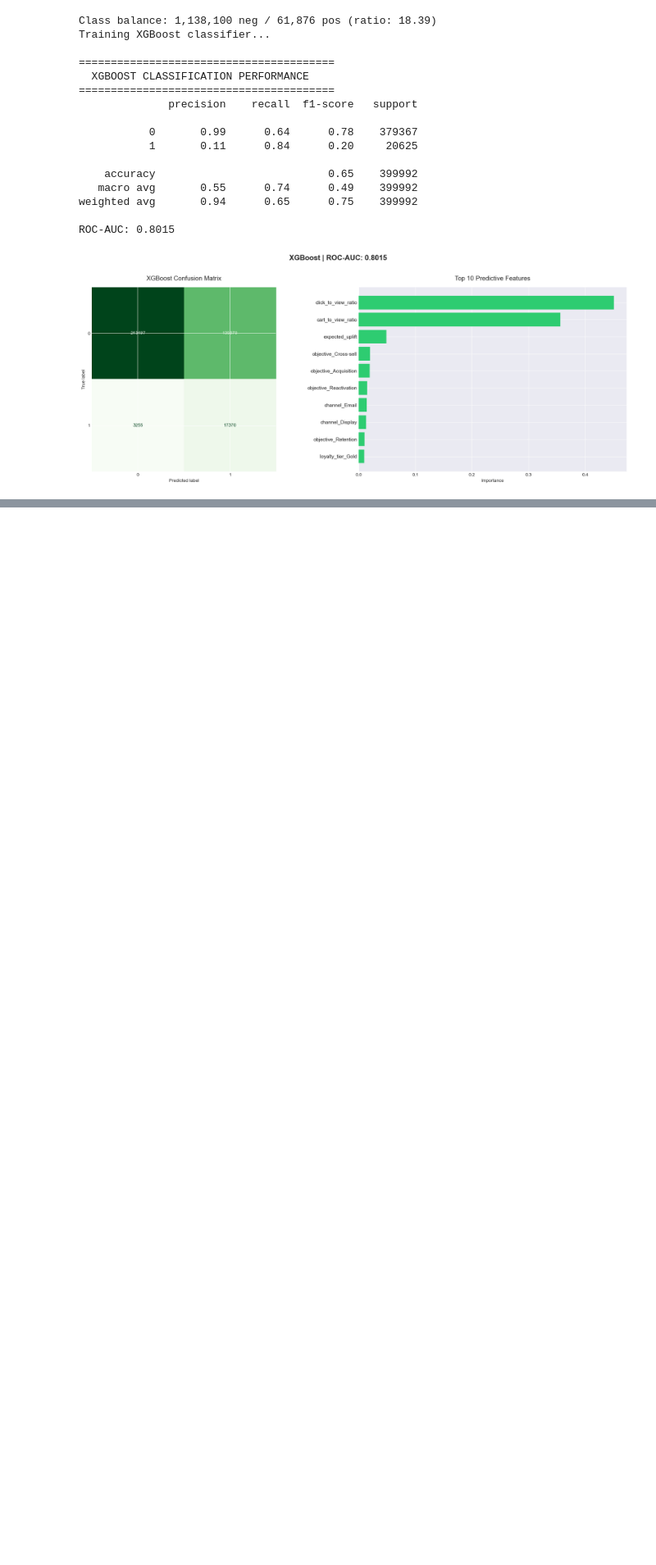
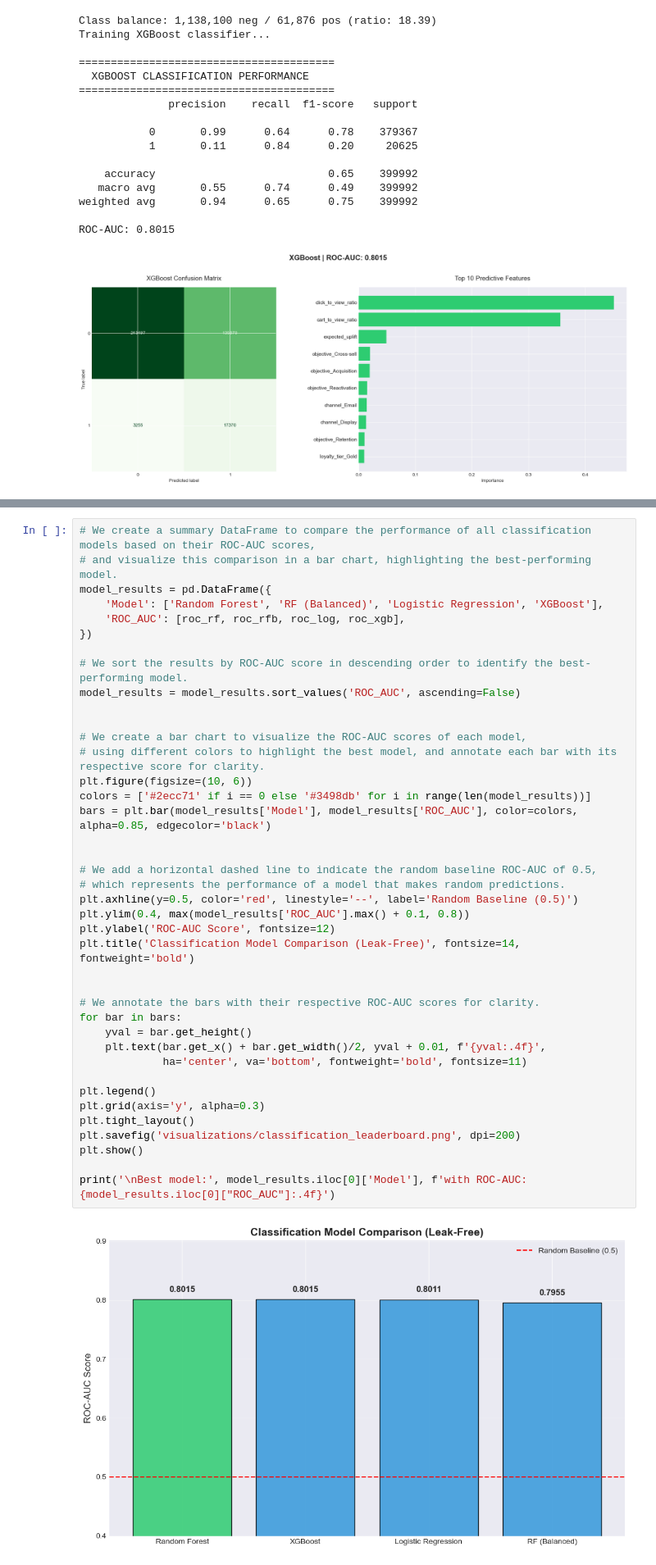
Before and after one commit to rynetroy/Predictive_Funnel_Analytics, a Jupyter notebook: delarosa_troy_SML_Predictive_Funnel_Analytics_.ipynb, the cells around one changed output, grey strips where cells are left out. Shown at 82% size. Saved outputs shown, nothing was run; the diff lists cells and outputs as text; blank space fills up the shorter version.

```diff
--- a/delarosa_troy_SML_Predictive_Funnel_Analytics_.ipynb
+++ b/delarosa_troy_SML_Predictive_Funnel_Analytics_.ipynb
@@ -1422,0 +1425,42 @@ ROC-AUC: 0.8015
+# %%
+# We create a summary DataFrame to compare the performance of all classification models based on their ROC-AUC scores,
+# and visualize this comparison in a bar chart, highlighting the best-performing model.
+model_results = pd.DataFrame({
+    'Model': ['Random Forest', 'RF (Balanced)', 'Logistic Regression', 'XGBoost'],
+    'ROC_AUC': [roc_rf, roc_rfb, roc_log, roc_xgb],
+})
+
+# We sort the results by ROC-AUC score in descending order to identify the best-performing model.
+model_results = model_results.sort_values('ROC_AUC', ascending=False)
+
+
+# We create a bar chart to visualize the ROC-AUC scores of each model,
+# using different colors to highlight the best model, and annotate each bar with its respective score for clarity.
+plt.figure(figsize=(10, 6))
+colors = ['#2ecc71' if i == 0 else '#3498db' for i in range(len(model_results))]
+bars = plt.bar(model_results['Model'], model_results['ROC_AUC'], color=colors, alpha=0.85, edgecolor='black')
+
+
+# We add a horizontal dashed line to indicate the random baseline ROC-AUC of 0.5,
+# which represents the performance of a model that makes random predictions.
+plt.axhline(y=0.5, color='red', linestyle='--', label='Random Baseline (0.5)')
+plt.ylim(0.4, max(model_results['ROC_AUC'].max() + 0.1, 0.8))
+plt.ylabel('ROC-AUC Score', fontsize=12)
+plt.title('Classification Model Comparison (Leak-Free)', fontsize=14, fontweight='bold')
+
+
+# We annotate the bars with their respective ROC-AUC scores for clarity.
+for bar in bars:
+    yval = bar.get_height()
+    plt.text(bar.get_x() + bar.get_width()/2, yval + 0.01, f'{yval:.4f}',
+             ha='center', va='bottom', fontweight='bold', fontsize=11)
+
+plt.legend()
+plt.grid(axis='y', alpha=0.3)
+plt.tight_layout()
+plt.savefig('visualizations/classification_leaderboard.png', dpi=200)
+plt.show()
+
+print('\nBest model:', model_results.iloc[0]['Model'], f'with ROC-AUC: {model_results.iloc[0]["ROC_AUC"]:.4f}')
+# %% [output]
+[figure, added]
```
Also changed, not shown: parts of 2 cells of this notebook, 1 other file.
